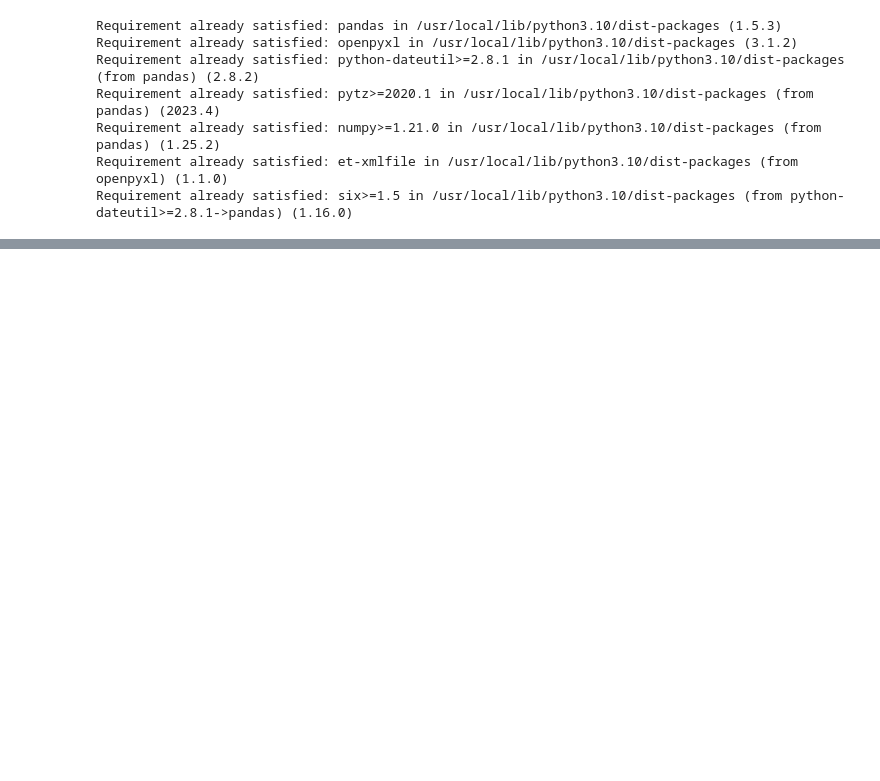
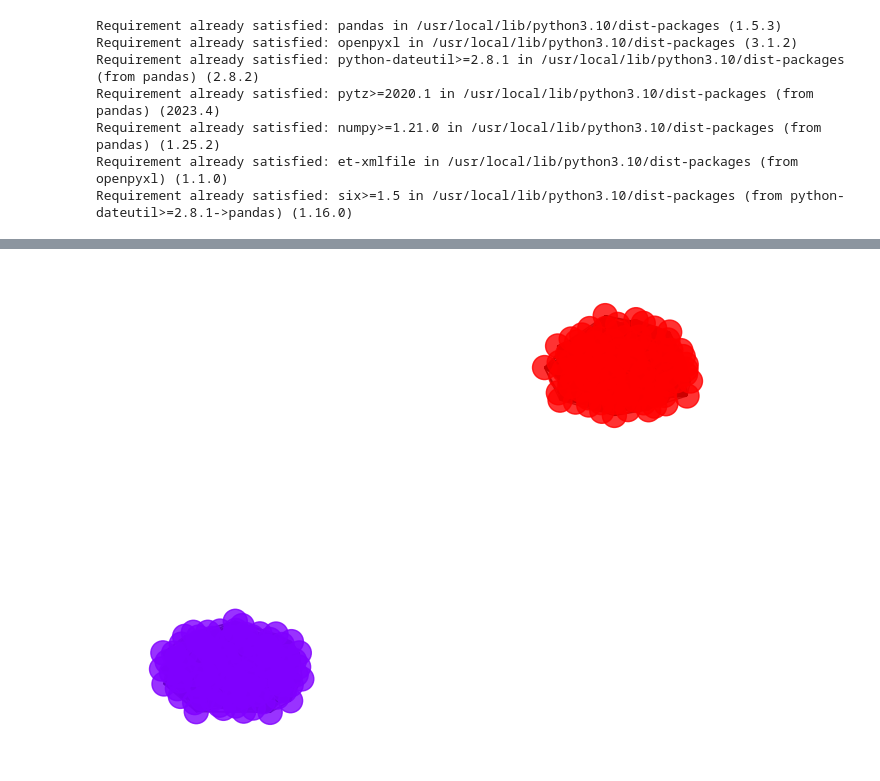
Before and after one commit to jofu-tofu/Research, a Jupyter notebook: Ricci_Curvature_Research.ipynb, the cells around one changed output, grey strips where cells are left out. Saved outputs shown, nothing was run; the diff lists cells and outputs as text; code cells hidden in the pictures; blank space fills up the shorter version.

```diff
--- a/Ricci_Curvature_Research.ipynb
+++ b/Ricci_Curvature_Research.ipynb
@@ -330,8 +363,0 @@ Ricci curvature of edge (0,39) is 0.007033
-# %%
-def weighted_ricci_simulation(G):
-  orf = OllivierRicci(G, alpha=0.5, base=1, exp_power=0, proc=4, verbose="INFO")
-  orf.compute_ricci_flow(iterations=10)
-  G_rf = orf.G.copy()
-
-  return my_surgery(G_rf, cut = 1.5)
-weighted_data = dict()
@@ -407,0 +441,9 @@ os. getcwd()
+# %%
+remove_prob_matrix = [
+      [0,0],
+      [0,0]]
+model = block_model_with_edge_removal([100,100],
+                                      prob_matrix=prob_matrix,
+                                      p = remove_prob_matrix,
+                                      method = "weighted")
+edges_between_communities(model)
@@ -407,0 +453,3 @@ os. getcwd()
+# %%
+
+num_cut, n, num_edges, mod, ari, G = weighted_ricci_simulation(model, iterations = 20, exp = 2, cut = 1.5)
@@ -407,0 +474,4 @@ os. getcwd()
+# %%
+draw_graph(G)
+# %% [output]
+[figure, added]
```
Also changed, not shown: parts of 31 cells of this notebook, 2 other files.
